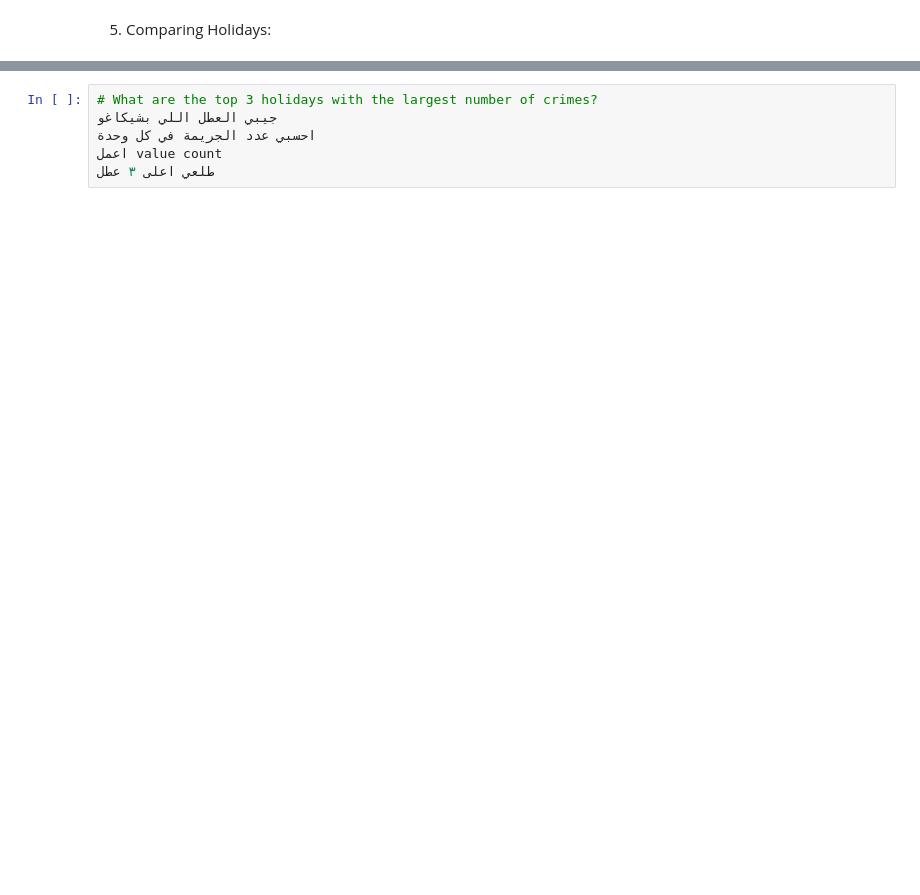
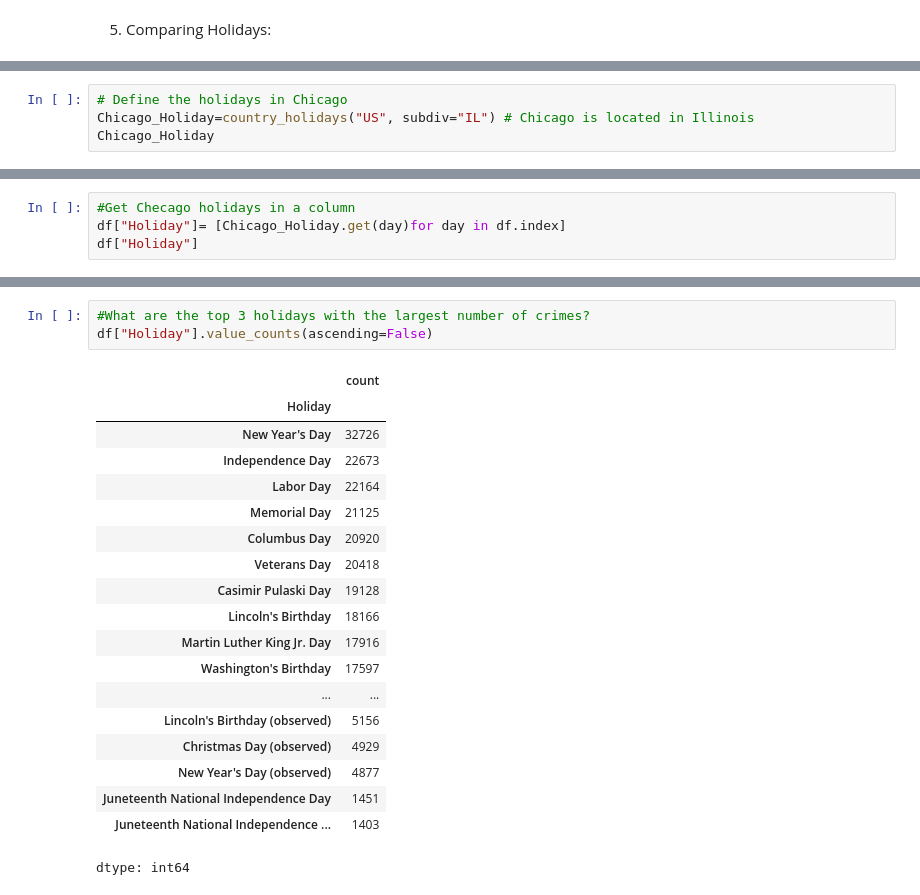
Before and after one commit to Hibashanti/Time-Series-Analysis, a Jupyter notebook: Chicago_Crimes_Core.ipynb, the cells around one changed output, grey strips where cells are left out. Cells and saved outputs as stored; diff of their text form; blank space fills up the shorter version.

```diff
--- a/Chicago_Crimes_Core.ipynb
+++ b/Chicago_Crimes_Core.ipynb
@@ -173,0 +344,4 @@ least_per_month
+# %%
+# Define the holidays in Chicago
+Chicago_Holiday=country_holidays("US", subdiv="IL") # Chicago is located in Illinois
+Chicago_Holiday
@@ -173,0 +350,4 @@ least_per_month
+# %%
+#Get Checago holidays in a column
+df["Holiday"]= [Chicago_Holiday.get(day)for day in df.index]
+df["Holiday"]
@@ -174,6 +370,23 @@ least_per_month
 # %%
-# What are the top 3 holidays with the largest number of crimes?
-جيبي العطل اللي بشيكاغو
-احسبي عدد الجريمة في كل وحدة
-اعمل value count
-طلعي اعلى ٣ عطل
+#What are the top 3 holidays with the largest number of crimes?
+df["Holiday"].value_counts(ascending=False)
+# %% [output]
+|  | count |
+| Holiday |  |
+| New Year's Day | 32726 |
+| Independence Day | 22673 |
+| Labor Day | 22164 |
+| Memorial Day | 21125 |
+| Columbus Day | 20920 |
+| Veterans Day | 20418 |
+| Casimir Pulaski Day | 19128 |
+| Lincoln's Birthday | 18166 |
+| Martin Luther King Jr. Day | 17916 |
+| Washington's Birthday | 17597 |
+| ... | ... |
+| Lincoln's Birthday (observed) | 5156 |
+| Christmas Day (observed) | 4929 |
+| New Year's Day (observed) | 4877 |
+| Juneteenth National Independence Day | 1451 |
+| Juneteenth National Independence ... | 1403 |
+dtype: int64
```
Also changed, not shown: parts of 26 cells of this notebook.
